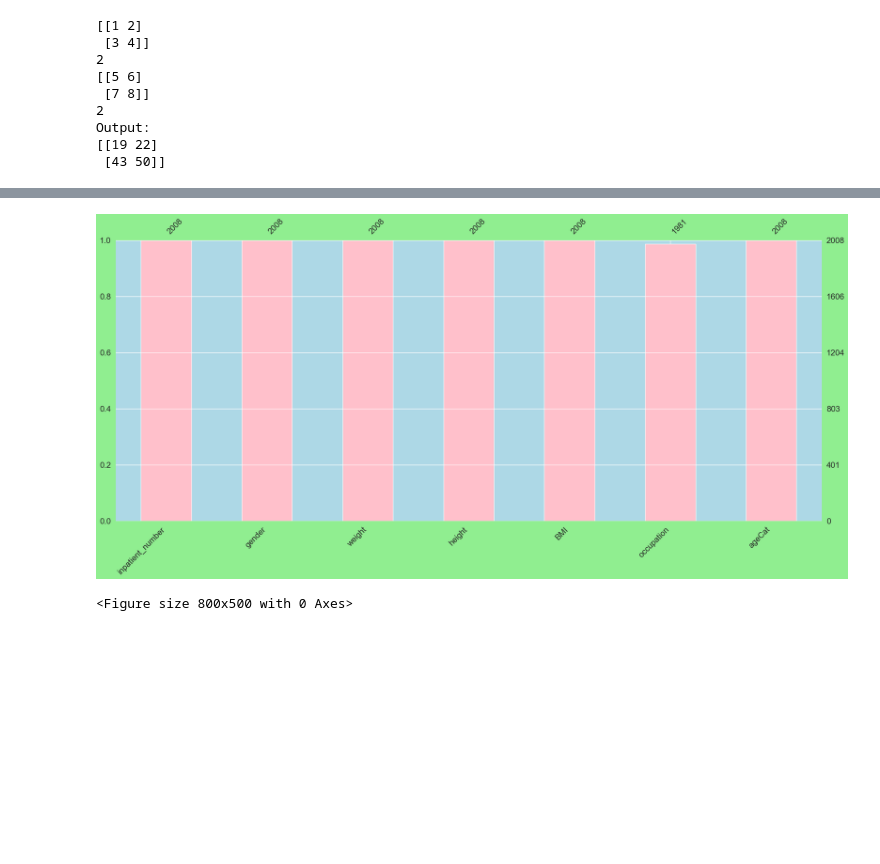
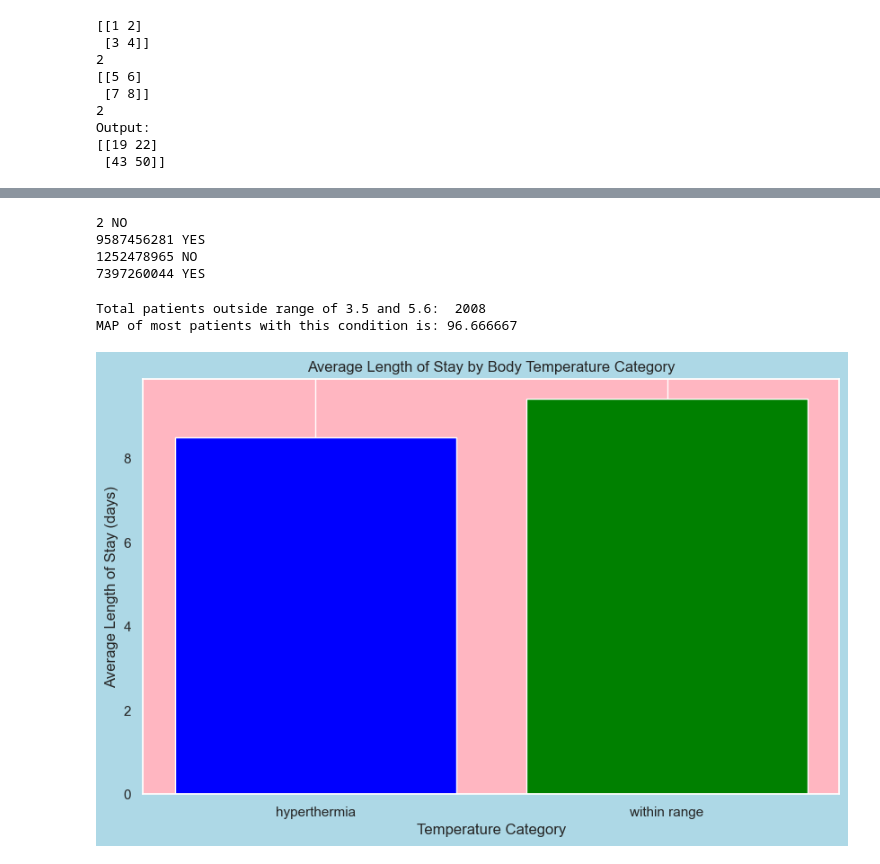
Before and after one commit to renu-matlib/Team18_Matlib_marvels_PythonHackathon_Apr24, a Jupyter notebook: Team18_Matlib_marvels_Main80Questions.ipynb, the cells around one changed output, grey strips where cells are left out. Cells and saved outputs as stored; diff of their text form; code cells hidden in the pictures; blank space fills up the shorter version.

```diff
--- a/Team18_Matlib_marvels_Main80Questions.ipynb
+++ b/Team18_Matlib_marvels_Main80Questions.ipynb
@@ -47,3 +71,6 @@ Name: inpatient_number, dtype: int64
 # %%
-# Additional Code
-#df_Demography.groupby(["occupation"])["inpatient_number"].count()
+#Q3. Add a Calculated Column called Discharge date into the Hospitalization_Discharge using the information already available to you.
+
+df_HospitalDischarge['discharge_date'] =  pd.to_datetime(df_HospitalDischarge['Admission_date']) +  pd.to_timedelta(np.ceil(df_HospitalDischarge['dischargeDay']), unit="D")
+print("Data frame after adding discharge date")
+df_HospitalDischarge
@@ -81,12 +215,57 @@ Output:
+# %%
+#Q11. To find valid phone no or not
+
+import re
+mobile_arr = ['2','9587456281','1252478965','7397260044']
+pattern = re.compile(r"^[789]\d{9}")
+for number in mobile_arr:
+   matched = bool(re.search(pattern, number))
+   if matched:
+    print(number, "YES")
+   else:
+    print(number, "NO")
+# %% [output]
+2 NO
+9587456281 YES
+1252478965 NO
+7397260044 YES
+# %%
+#Q12. If left ventricular end diastolic diameter has a normal range: 3.5 - 5.6 cm, how many patients fall outside that limit and what is the MAP of most patients with this condition?
+
+df_CardiacComplication_copy = df_CardiacComplication.copy()
+total_patients = df_CardiacComplication['inpatient_number'].count()
+patients_inside_range = df_CardiacComplication[df_CardiacComplication['left_ventricular_end_diastolic_diameter_LV'].between(3.5, 5.6)]
+#Find patients outside range
+df_CardiacComplication_copy[~df_CardiacComplication_copy.apply(tuple,1).isin(patients_inside_range.apply(tuple,1))]
+
+print("Total patients outside range of 3.5 and 5.6: ", df_CardiacComplication_copy['inpatient_number'].count())
+#merge CardiacComplication with labs data for matching patients outside range
+df_CardiacComplication_Labs_merge = df_CardiacComplication_copy.merge(df_Labs, how = 'inner', on = 'inpatient_number')
+#aggregate map value and find value for most patients
+df_map_count = df_CardiacComplication_Labs_merge.groupby(['map'])['map'].count().reset_index(name='count').sort_values(['count'], ascending=False).head(1)
+print("MAP of most patients with this condition is:", df_map_count['map'].to_string(index=False))
+# %% [output]
+Total patients outside range of 3.5 and 5.6:  2008
+MAP of most patients with this condition is: 96.666667
 # %%
-#7. Visualize missing data and missing patterns from demography table using the "Missing No" Library
+#Q13. Create a bar chart between length of stay and body temperature,classified as:hypothermia,within range or hyperthermia
 
-import random
-colors_list = ["green","yellow","black","darkblue","pink"]
-msno.bar(df_Demography, color = random.choice(colors_list))
-plt.figure(figsize=(8,5))
-sns.set_style('darkgrid')
-sns.set(rc={'axes.facecolor':'lightblue','figure.facecolor':'lightgreen'})
+
+df_HospitalDischarge_Labs_Merge=df_HospitalDischarge.merge(df_Labs, how = 'inner', on = 'inpatient_number')
+
+df_HospitalDischarge_Labs_Merge['temp_category'] = df_HospitalDischarge_Labs_Merge['body_temperature'].apply(lambda x: 'hypothermia' if x < 35 else 'hyperthermia' if  x > 38.5 else 'within range')
+df_HospitalDischarge_Labs_Merge[['dischargeDay','body_temperature','temp_category']]
+
+df_HospitalDischarge_Labs_Merge = df_HospitalDischarge_Labs_Merge.rename(columns={'dischargeDay': 'LengthOfStay'})
+df_Grouped = df_HospitalDischarge_Labs_Merge.groupby('temp_category').mean(numeric_only=True)
+
+# Plotting
+plt.figure(figsize=(10, 6))
+plt.bar(df_Grouped.index, df_Grouped['LengthOfStay'], color=['blue', 'green', 'red'])
+plt.ylabel('Average Length of Stay (days)')
+plt.xlabel('Temperature Category')
+plt.grid(axis='y')
+plt.title('Average Length of Stay by Body Temperature Category')
+plt.show()
 # %% [output]
-[figure, old version]
+[figure, new version]
-<Figure size 800x500 with 0 Axes>
```
Also changed, not shown: parts of 22 cells of this notebook.
